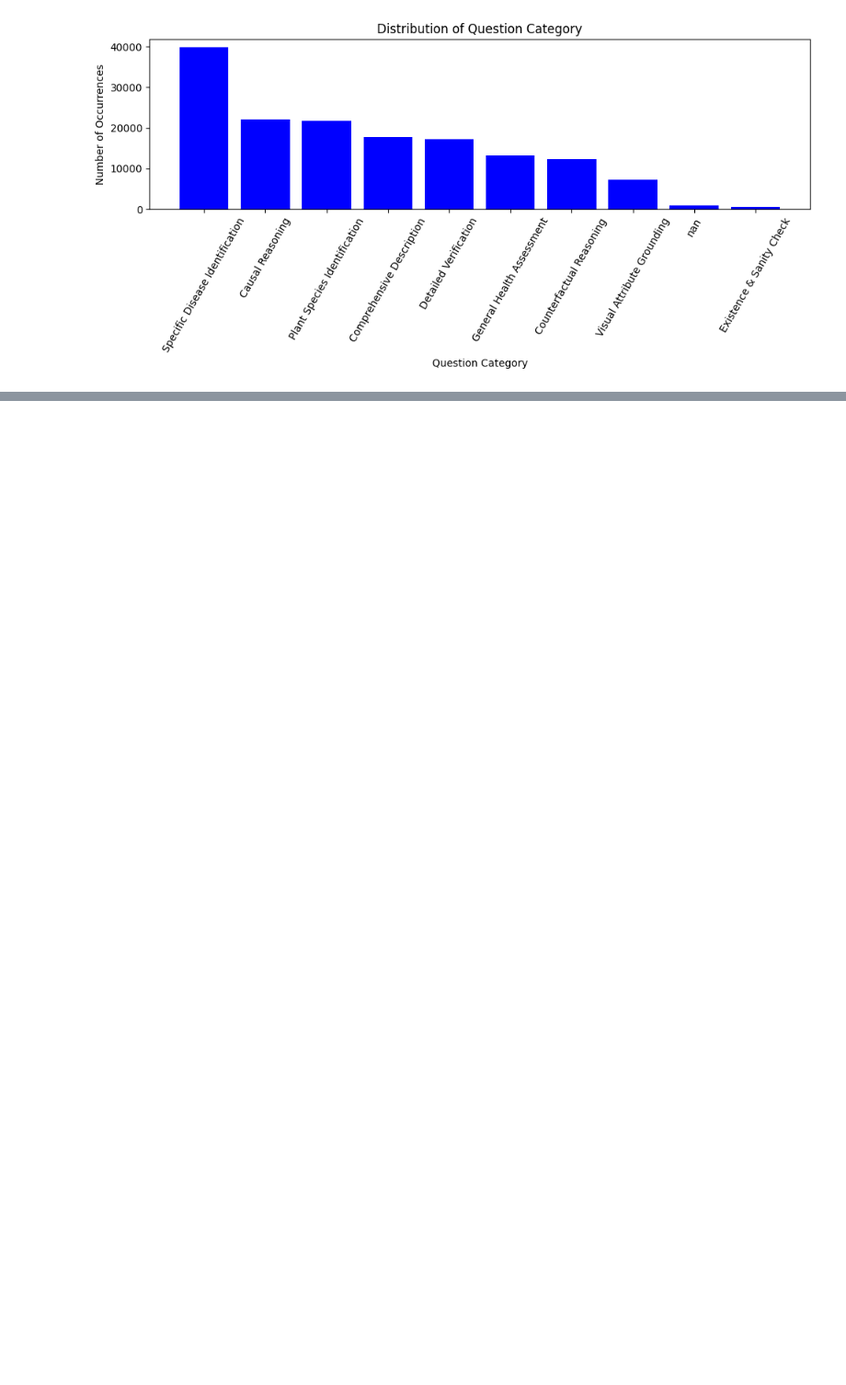
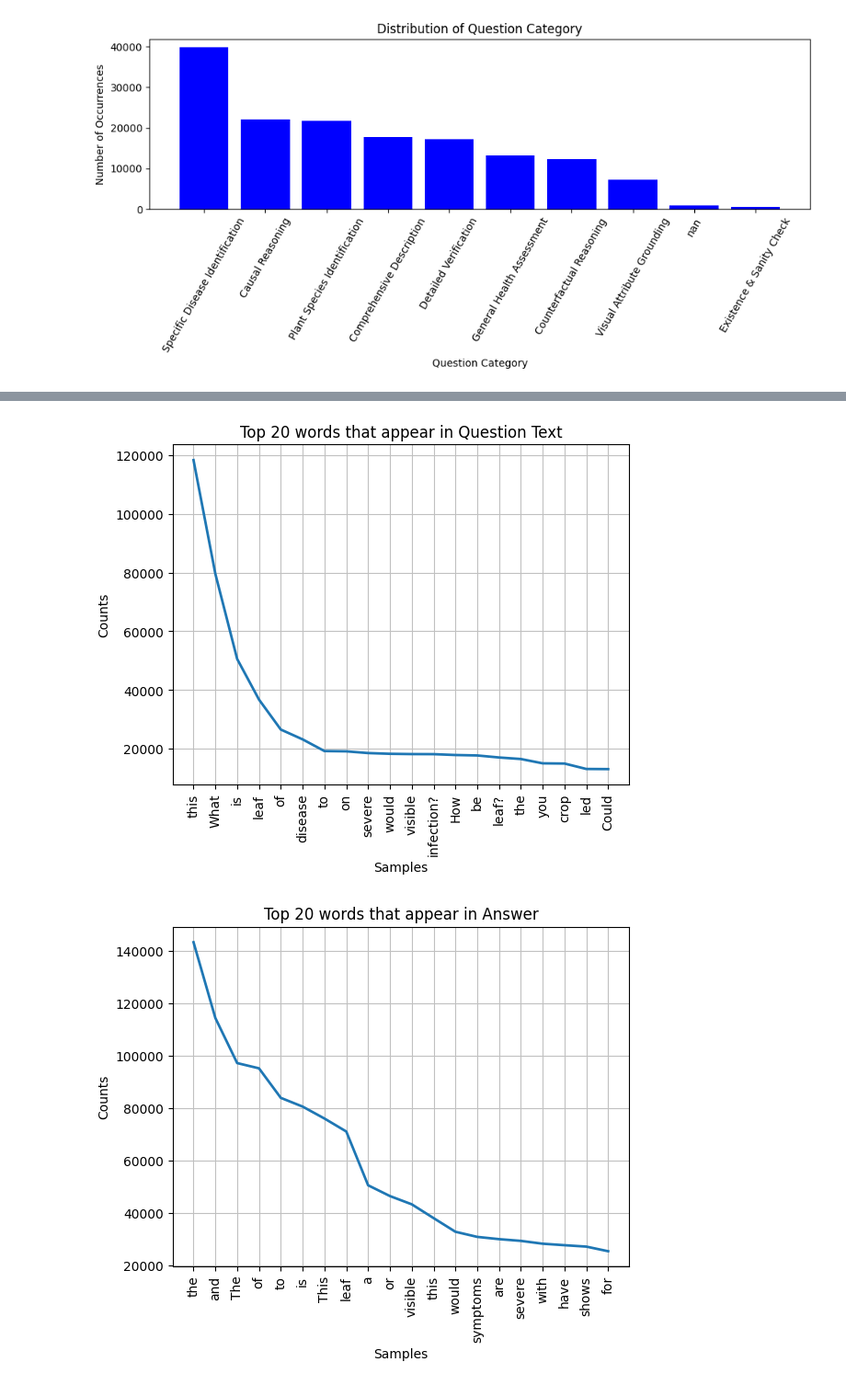
Before and after one commit to KylerYohnPsu/PlantQA, a Jupyter notebook: Capstone_Executables.ipynb, the cells around one changed output, grey strips where cells are left out. Shown at 92% size. Saved outputs shown, nothing was run; the diff lists cells and outputs as text; code cells hidden in the pictures; blank space fills up the shorter version.

```diff
--- a/Capstone_Executables.ipynb
+++ b/Capstone_Executables.ipynb
@@ -85,0 +96,9 @@ text_explore.make_column_distribution_graph(plant_expert_vqa_train, "question_ca
+# %%
+# make distribution of top words in the question/answer columns
+#NOTE: we should clean/normalize the text before doing this
+top_n_words= 20
+text_explore.make_most_frequent_words_distribution(plant_expert_vqa_train, "question_text", top_n_words=top_n_words)
+text_explore.make_most_frequent_words_distribution(plant_expert_vqa_train, "answer", top_n_words=top_n_words)
+# %% [output]
+[figure, added]
+[figure, added]
```
Also changed, not shown: parts of 5 cells of this notebook, 1 other file.
